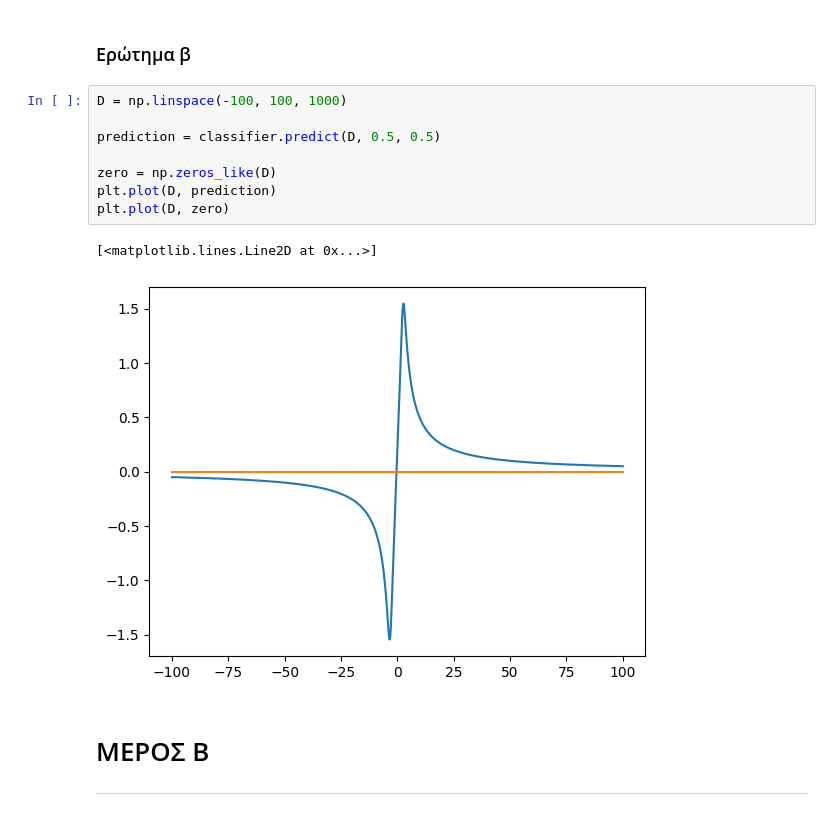
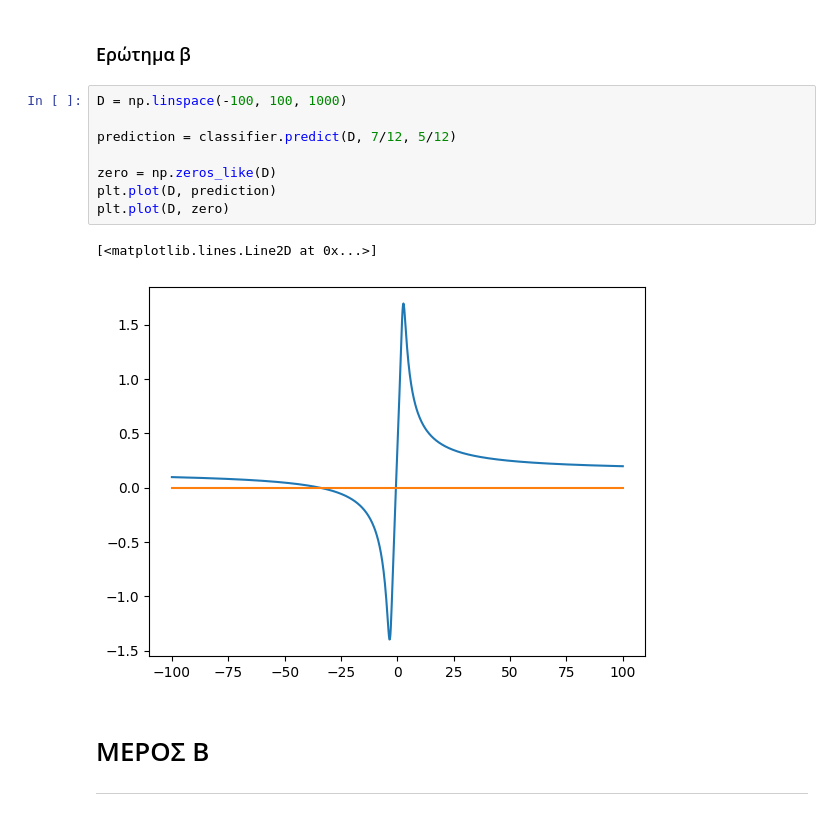
Before and after one commit to bilonio/ProjectML, a Jupyter notebook: Team30-AC.ipynb, the cells around one changed output. Saved outputs shown, nothing was run; the diff lists cells and outputs as text.

```diff
--- a/Team30-AC.ipynb
+++ b/Team30-AC.ipynb
@@ -88,14 +88,14 @@ plt.show()
 # %%
 D = np.linspace(-100, 100, 1000)
 
-prediction = classifier.predict(D, 0.5, 0.5)
+prediction = classifier.predict(D, 7/12, 5/12)
 
 zero = np.zeros_like(D)
 plt.plot(D, prediction)
 plt.plot(D, zero)
 # %% [output]
 [<matplotlib.lines.Line2D at 0x...>]
-[figure, old version]
+[figure, new version]
 # %% [markdown]
 # ΜΕΡΟΣ Β
 ____________________________________________________________________________________
```
Also changed, not shown: parts of 4 cells of this notebook.
